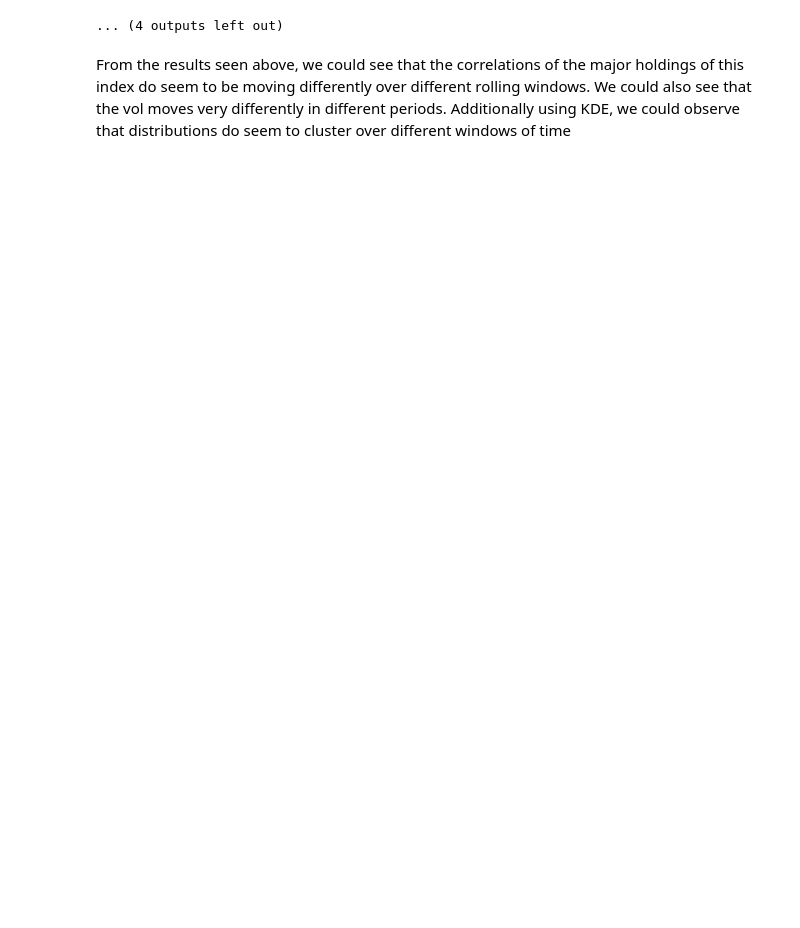
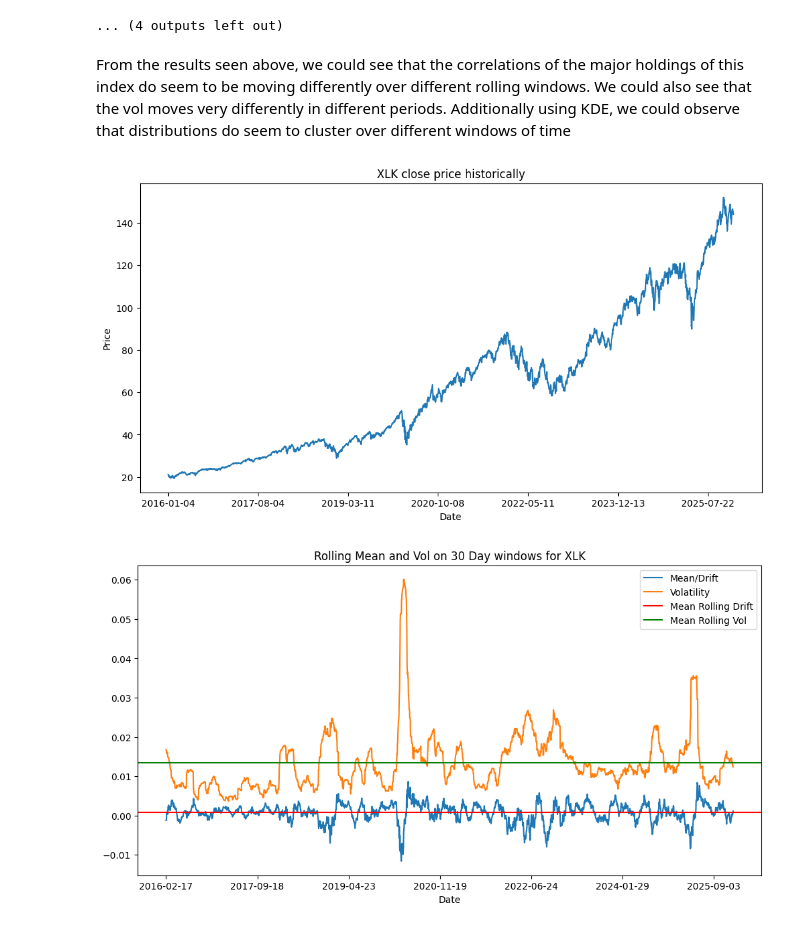
Before and after one commit to 4yushP4tel/RegimeDetectionAndPrediction, a Jupyter notebook: jupyterNoteBooks/regimeDetection.ipynb, the cells around one changed output. Drawn from its saved outputs; the diff is of its cells as text; code cells hidden in the pictures; blank space fills up the shorter version.

Commit message:
Changes in wrong data and added rolling features

```diff
--- a/jupyterNoteBooks/regimeDetection.ipynb
+++ b/jupyterNoteBooks/regimeDetection.ipynb
@@ -231,3 +231,39 @@ holdings of this index do seem to be moving differently over different
 rolling windows. We could also see that the vol moves very differently in
 different periods. Additionally using KDE, we could observe that distributions
 do seem to cluster over different windows of time
+# %%
+from cProfile import label
+from turtle import color
+import matplotlib.ticker as ticker
+
+df = DataPipeLine.fetch_historical_data_from_csv()
+plt.figure(figsize=(12, 6))
+plt.title("XLK close price historically")
+plt.plot(df["date"], df["close"])
+plt.xlabel("Date")
+ax = plt.gca()
+ax.xaxis.set_major_locator(ticker.MaxNLocator(nbins=9))
+plt.ylabel("Price")
+plt.show()
+
+DataPipeLine.get_intraday_price_range(df)
+DataPipeLine.get_log_returns(df)
+DataPipeLine.get_rolling_stats(df)
+
+mean_rolling_drift = df["rolling_30_mean"].mean()
+mean_rolling_vol = df["rolling_30_vol"].mean()
+
+plt.figure(figsize=(12,6))
+plt.title("Rolling Mean and Vol on 30 Day windows for XLK")
+plt.plot(df["date"], df["rolling_30_mean"], label="Mean/Drift")
+plt.plot(df["date"], df["rolling_30_vol"], label="Volatility")
+plt.axhline(mean_rolling_drift, color="red", label="Mean Rolling Drift")
+plt.axhline(mean_rolling_vol, color="green", label="Mean Rolling Vol")
+plt.xlabel("Date")
+ax = plt.gca()
+ax.xaxis.set_major_locator(ticker.MaxNLocator(nbins=9))
+plt.legend()
+plt.show()
+# %% [output]
+[figure, added]
+[figure, added]
```
Also changed, not shown: parts of 5 cells of this notebook, 2 other files.
